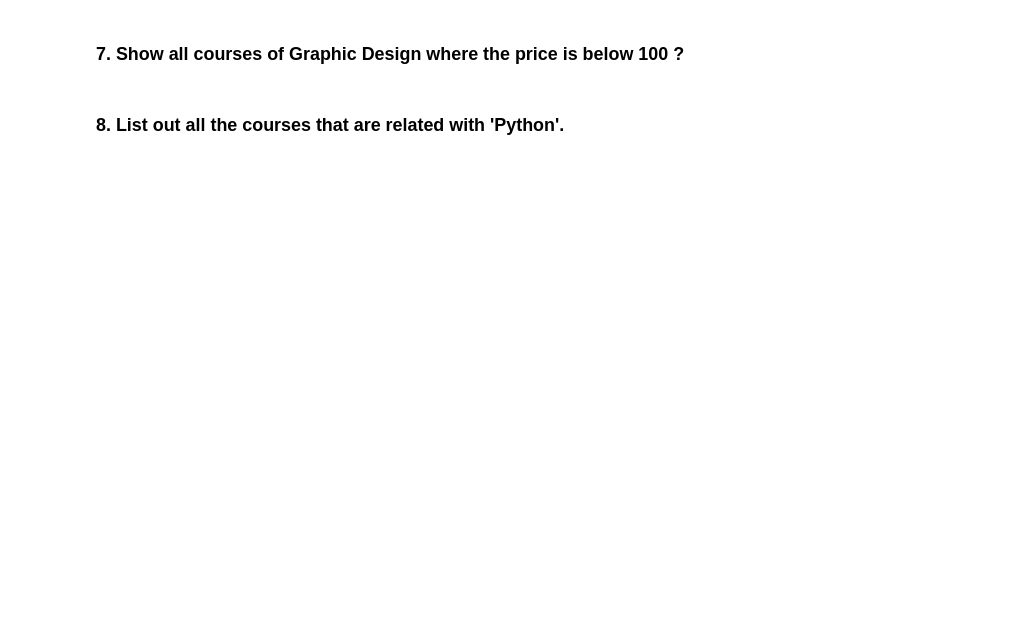
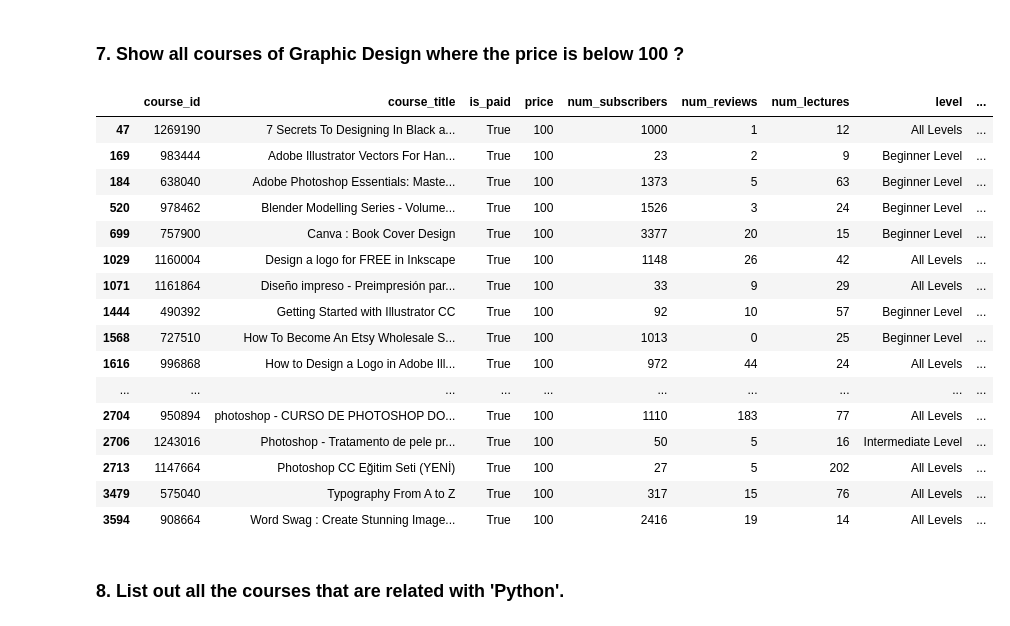
Before and after one commit to anupupadhaya123/data_analysis_python, a Jupyter notebook: udemy_data_analysis.ipynb, the cells around one changed output. Cells and saved outputs as stored; diff of their text form; code cells hidden in the pictures; blank space fills up the shorter version.

```diff
--- a/udemy_data_analysis.ipynb
+++ b/udemy_data_analysis.ipynb
@@ -33,2 +151,22 @@ Here, the quesitons are given for the practice and learning purpose.
+# %%
+data[(data.subject == 'Graphic Design') & (data.price <= '100')]
+# %% [output]
+|  | course_id | course_title | is_paid | price | num_subscribers | num_reviews | num_lectures | level | ... |
+| 47 | 1269190 | 7 Secrets To Designing In Black a... | True | 100 | 1000 | 1 | 12 | All Levels | ... |
+| 169 | 983444 | Adobe Illustrator Vectors For Han... | True | 100 | 23 | 2 | 9 | Beginner Level | ... |
+| 184 | 638040 | Adobe Photoshop Essentials: Maste... | True | 100 | 1373 | 5 | 63 | Beginner Level | ... |
+| 520 | 978462 | Blender Modelling Series - Volume... | True | 100 | 1526 | 3 | 24 | Beginner Level | ... |
+| 699 | 757900 | Canva : Book Cover Design | True | 100 | 3377 | 20 | 15 | Beginner Level | ... |
+| 1029 | 1160004 | Design a logo for FREE in Inkscape | True | 100 | 1148 | 26 | 42 | All Levels | ... |
+| 1071 | 1161864 | Diseño impreso - Preimpresión par... | True | 100 | 33 | 9 | 29 | All Levels | ... |
+| 1444 | 490392 | Getting Started with Illustrator CC | True | 100 | 92 | 10 | 57 | Beginner Level | ... |
+| 1568 | 727510 | How To Become An Etsy Wholesale S... | True | 100 | 1013 | 0 | 25 | Beginner Level | ... |
+| 1616 | 996868 | How to Design a Logo in Adobe Ill... | True | 100 | 972 | 44 | 24 | All Levels | ... |
+| ... | ... | ... | ... | ... | ... | ... | ... | ... | ... |
+| 2704 | 950894 | photoshop - CURSO DE PHOTOSHOP DO... | True | 100 | 1110 | 183 | 77 | All Levels | ... |
+| 2706 | 1243016 | Photoshop - Tratamento de pele pr... | True | 100 | 50 | 5 | 16 | Intermediate Level | ... |
+| 2713 | 1147664 | Photoshop CC Eğitim Seti (YENİ) | True | 100 | 27 | 5 | 202 | All Levels | ... |
+| 3479 | 575040 | Typography From A to Z | True | 100 | 317 | 15 | 76 | All Levels | ... |
+| 3594 | 908664 | Word Swag : Create Stunning Image... | True | 100 | 2416 | 19 | 14 | All Levels | ... |
 # %% [markdown]
 ### 8. List out all the courses that are related with 'Python'.
```
Also changed, not shown: parts of 32 cells of this notebook.
